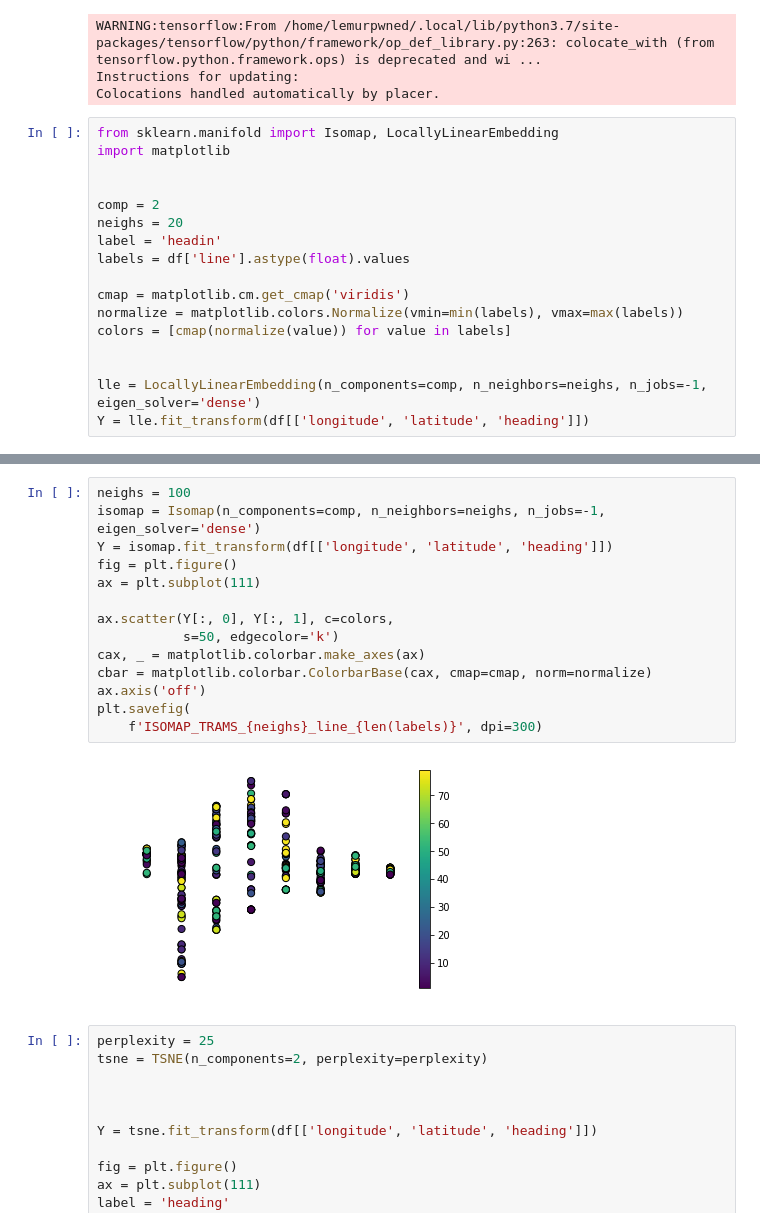
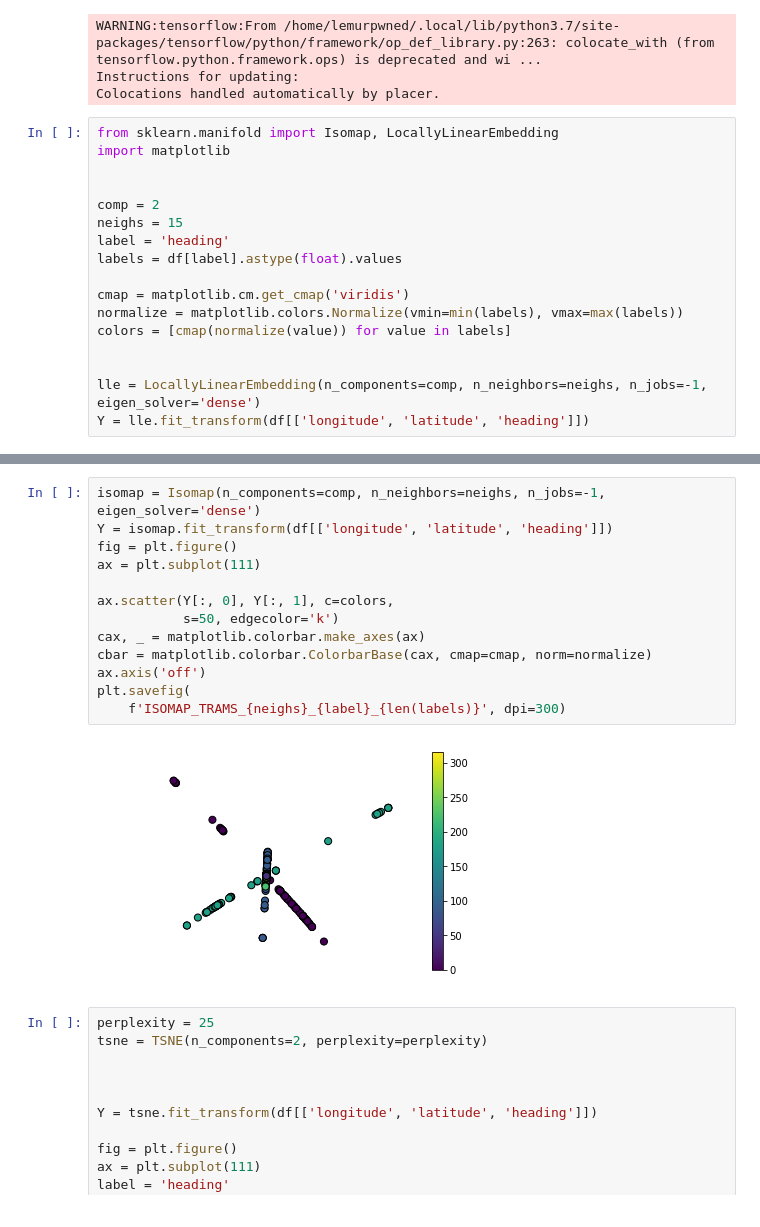
Before and after one commit to LemurPwned/visuals, a Jupyter notebook: Trams.ipynb, the cells around one changed output, grey strips where cells are left out. Cells and saved outputs as stored; diff of their text form.

Commit message:
udpated tram plots

```diff
--- a/Trams.ipynb
+++ b/Trams.ipynb
@@ -156,9 +156,9 @@ import matplotlib
 
 
 comp = 2
-neighs = 20
-label = 'headin'
-labels = df['line'].astype(float).values
+neighs = 15
+label = 'heading'
+labels = df[label].astype(float).values
 
 cmap = matplotlib.cm.get_cmap('viridis')
 normalize = matplotlib.colors.Normalize(vmin=min(labels), vmax=max(labels))
@@ -184,19 +184,18 @@ plt.savefig(
 # %%
-neighs = 100
 isomap = Isomap(n_components=comp, n_neighbors=neighs, n_jobs=-1, eigen_solver='dense')
 Y = isomap.fit_transform(df[['longitude', 'latitude', 'heading']])
 fig = plt.figure()
 ax = plt.subplot(111)
 
 ax.scatter(Y[:, 0], Y[:, 1], c=colors,
            s=50, edgecolor='k')
 cax, _ = matplotlib.colorbar.make_axes(ax)
 cbar = matplotlib.colorbar.ColorbarBase(cax, cmap=cmap, norm=normalize)
 ax.axis('off')
 plt.savefig(
-    f'ISOMAP_TRAMS_{neighs}_line_{len(labels)}', dpi=300)
+    f'ISOMAP_TRAMS_{neighs}_{label}_{len(labels)}', dpi=300)
 # %% [output]
-[figure, old version]
+[figure, new version]
 # %%
 perplexity = 25
 tsne = TSNE(n_components=2, perplexity=perplexity)
```
Also changed, not shown: parts of 1 cell of this notebook.
